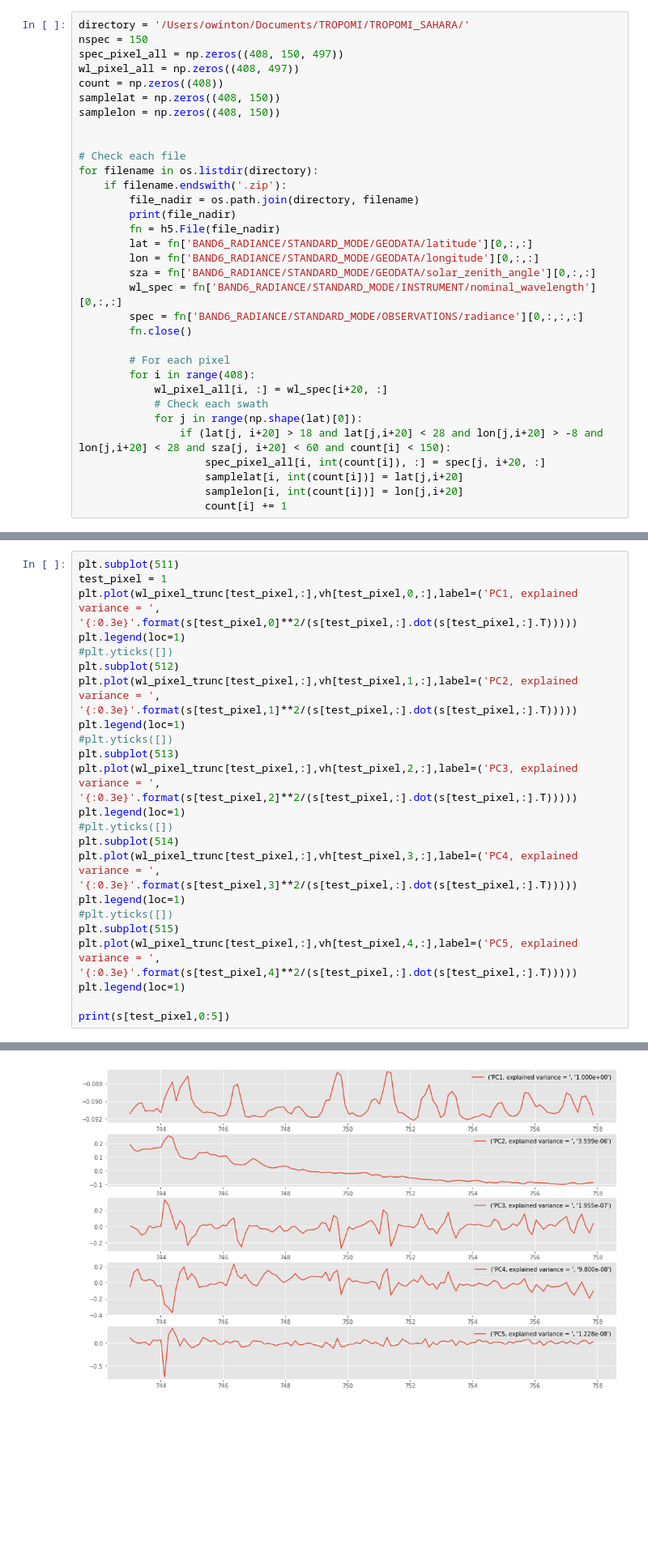
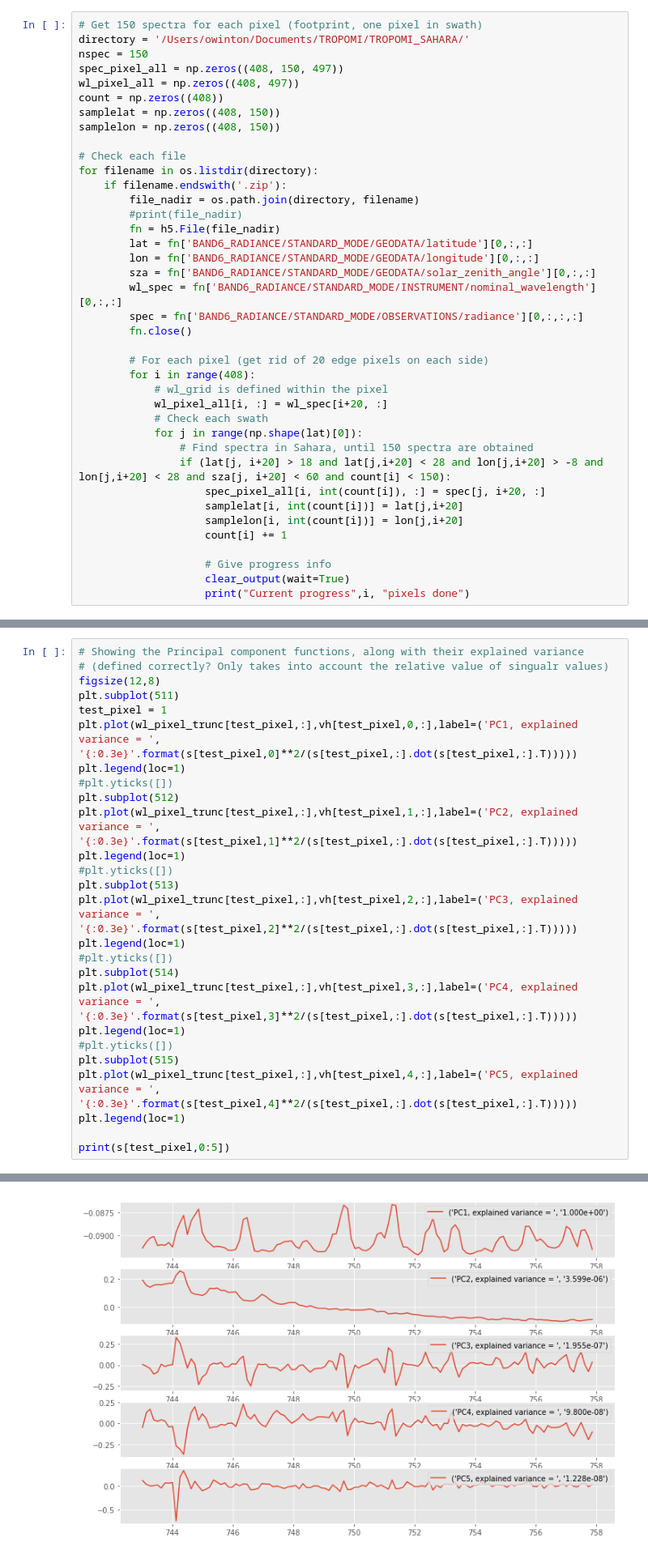
Before and after one commit to cfranken/ESE156, a Jupyter notebook: projects/TROPOMI PROJECT.ipynb, the cells around one changed output, grey strips where cells are left out. Shown: that part at 81% size. Saved outputs shown, nothing was run; the diff lists cells and outputs as text; blank space fills up the shorter version.

```diff
--- a/projects/TROPOMI PROJECT.ipynb
+++ b/projects/TROPOMI PROJECT.ipynb
@@ -23,4 +23,5 @@ f.close()
 # %%
+# Get 150 spectra for each pixel (footprint, one pixel in swath)
 directory = '/Users/owinton/Documents/TROPOMI/TROPOMI_SAHARA/'
 nspec = 150
 spec_pixel_all = np.zeros((408, 150, 497))
@@ -29,12 +30,11 @@ count = np.zeros((408))
 samplelat = np.zeros((408, 150))
 samplelon = np.zeros((408, 150))
 
-
 # Check each file
 for filename in os.listdir(directory):
     if filename.endswith('.zip'):
         file_nadir = os.path.join(directory, filename)
-        print(file_nadir)
+        #print(file_nadir)
         fn = h5.File(file_nadir)
         lat = fn['BAND6_RADIANCE/STANDARD_MODE/GEODATA/latitude'][0,:,:]
         lon = fn['BAND6_RADIANCE/STANDARD_MODE/GEODATA/longitude'][0,:,:]
@@ -43,14 +43,20 @@ for filename in os.listdir(directory):
         spec = fn['BAND6_RADIANCE/STANDARD_MODE/OBSERVATIONS/radiance'][0,:,:,:]
         fn.close()
 
-        # For each pixel
+        # For each pixel (get rid of 20 edge pixels on each side)
         for i in range(408):
+            # wl_grid is defined within the pixel
             wl_pixel_all[i, :] = wl_spec[i+20, :]
             # Check each swath
             for j in range(np.shape(lat)[0]):
+                # Find spectra in Sahara, until 150 spectra are obtained
                 if (lat[j, i+20] > 18 and lat[j,i+20] < 28 and lon[j,i+20] > -8 and lon[j,i+20] < 28 and sza[j, i+20] < 60 and count[i] < 150):
                     spec_pixel_all[i, int(count[i]), :] = spec[j, i+20, :]
                     samplelat[i, int(count[i])] = lat[j,i+20]
                     samplelon[i, int(count[i])] = lon[j,i+20]
                     count[i] += 1
+
+                    # Give progress info
+                    clear_output(wait=True)
+                    print("Current progress",i, "pixels done")
 # %% [output]
@@ -94,27 +98,30 @@ for i in range(408):
 # %%
+# Showing the Principal component functions, along with their explained variance
+# (defined correctly? Only takes into account the relative value of singualr values)
+figsize(12,8)
 plt.subplot(511)
 test_pixel = 1
 plt.plot(wl_pixel_trunc[test_pixel,:],vh[test_pixel,0,:],label=('PC1, explained variance = ', '{:0.3e}'.format(s[test_pixel,0]**2/(s[test_pixel,:].dot(s[test_pixel,:].T)))))
 plt.legend(loc=1)
 #plt.yticks([])
 plt.subplot(512)
 plt.plot(wl_pixel_trunc[test_pixel,:],vh[test_pixel,1,:],label=('PC2, explained variance = ', '{:0.3e}'.format(s[test_pixel,1]**2/(s[test_pixel,:].dot(s[test_pixel,:].T)))))
 plt.legend(loc=1)
 #plt.yticks([])
 plt.subplot(513)
 plt.plot(wl_pixel_trunc[test_pixel,:],vh[test_pixel,2,:],label=('PC3, explained variance = ', '{:0.3e}'.format(s[test_pixel,2]**2/(s[test_pixel,:].dot(s[test_pixel,:].T)))))
 plt.legend(loc=1)
 #plt.yticks([])
 plt.subplot(514)
 plt.plot(wl_pixel_trunc[test_pixel,:],vh[test_pixel,3,:],label=('PC4, explained variance = ', '{:0.3e}'.format(s[test_pixel,3]**2/(s[test_pixel,:].dot(s[test_pixel,:].T)))))
 plt.legend(loc=1)
 #plt.yticks([])
 plt.subplot(515)
 plt.plot(wl_pixel_trunc[test_pixel,:],vh[test_pixel,4,:],label=('PC5, explained variance = ', '{:0.3e}'.format(s[test_pixel,4]**2/(s[test_pixel,:].dot(s[test_pixel,:].T)))))
 plt.legend(loc=1)
 
 print(s[test_pixel,0:5])
 # %% [output]
 [1.27592984e-04 2.42058642e-07 5.64126819e-08 3.99434892e-08
  1.41382664e-08]
-[figure, old version]
+[figure, new version]
```
Also changed, not shown: parts of 29 cells of this notebook.
